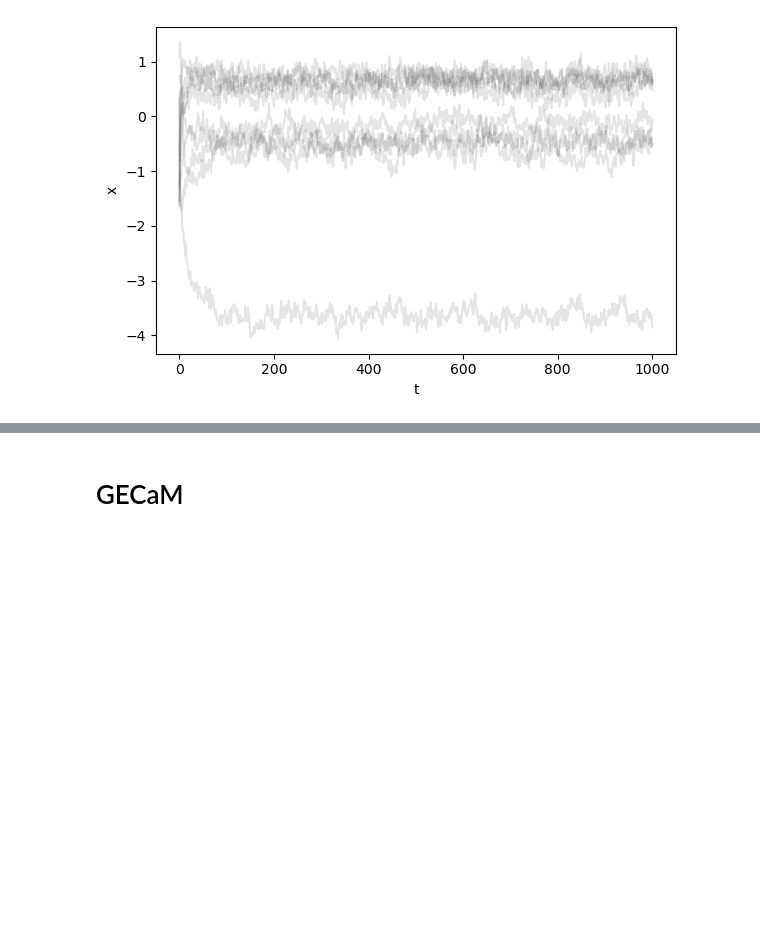
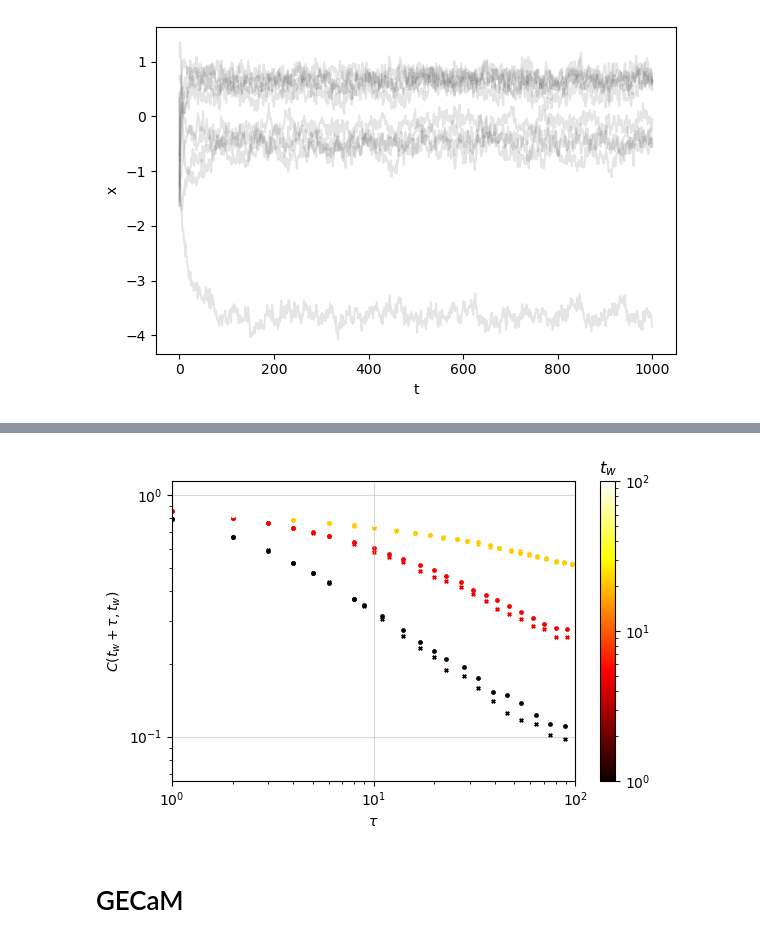
Before and after one commit to Mattiatarabolo/GaussianExpansionCavityMethod.jl, a Jupyter notebook: examples/2Spin/test.ipynb, the cells around one changed output, grey strips where cells are left out. Drawn from its saved outputs; the diff is of its cells as text; code cells hidden in the pictures; blank space fills up the shorter version.

```diff
--- a/examples/2Spin/test.ipynb
+++ b/examples/2Spin/test.ipynb
@@ -57,20 +57,28 @@ display(fig)
 # %% [output]
 [figure]
 # %%
-N, K = 1000, 10
+N, K = 500, 10
 
 rng = Xoshiro(1234)
 J, D = 1.0, 0.3
 
 x0_min, x0_max = -3.0, 3.0
-dt = 1e-3
-tmax = 6e2
-tsave = collect(range(0.0, tmax; step=1e-1))
+dt_1 = 1e-2
+dt_2 = 1e-3
+tmax = 2e2
+tsave = collect(range(0.0, tmax; step=1.0))
 
-nsim = 10;
+nsim = 100;
 # %%
 # Define ensemble model
 model_ensemble = TwoSpinModelRRG_Bim(N, K, J, D)
 
 # Sample ensemble
-tvals_alls, traj_alls, lambda_traj_alls = sample_ensemble_2Spin(model_ensemble, x0_min, x0_max, tmax, tsave, nsim; rng=rng, showprogress=true, dt=dt);
+_, traj_alls_1, _ = sample_ensemble_2Spin(model_ensemble, x0_min, x0_max, tmax, tsave, nsim; rng=rng, showprogress=true, dt=dt_1)
+_, traj_alls_2, _ = sample_ensemble_2Spin(model_ensemble, x0_min, x0_max, tmax, tsave, nsim; rng=rng, showprogress=true, dt=dt_2)
+
+# Compute autocorrelation
+C_mc300_1, tidxs_mc300_1 = compute_autocorr(traj_alls_1; showprogress=true)
+tvec_mc300_1 = tsave[tidxs_mc300_1]
+C_mc300_2, tidxs_mc300_2 = compute_autocorr(traj_alls_2; showprogress=true)
+tvec_mc300_2 = tsave[tidxs_mc300_2];
@@ -101,3 +85,68 @@ plt.display(fig)
+# %%
+########
+# Plot #
+########
+# Define tws (logarithmically spaced waiting times)
+tws = collect(10 .^ range(log10(1.0), stop=log10(100.0), length=4))
+
+# Initialize colormap with proper normalization based on tws
+my_cmap = plt.cm.hot
+norm = plt.matplotlib.colors.LogNorm(vmin=minimum(tws), vmax=maximum(tws))
+sm = plt.cm.ScalarMappable(cmap=my_cmap, norm=norm)
+sm.set_array([])  # Required for colorbar to work
+
+fig, ax = plt.subplots(1, 1, figsize=(6, 4), tight_layout=true)
+
+for (i, tw) in enumerate(tws)
+    # Get the corresponding indices (your existing code)
+    tw_idx_mc300_1 = argmin(abs.(tvec_mc300_1 .- tw))
+    tw_mc300_1 = tvec_mc300_1[tw_idx_mc300_1]
+    tw_idx_mc300_2 = argmin(abs.(tvec_mc300_2 .- tw))
+    tw_mc300_2 = tvec_mc300_2[tw_idx_mc300_2]
+
+    # Get unique indices for log-spaced sampling (your existing code)
+    imin300_1, imax300_1 = tw_idx_mc300_1, length(tvec_mc300_1)
+    logmin300_1, logmax300_1 = log10(imin300_1), log10(imax300_1)
+    indices300_1 = round.(Int, exp10.(range(logmin300_1, logmax300_1, length=30)))
+    unique_indices300_1 = unique(indices300_1[indices300_1 .>= imin300_1 .&& indices300_1 .<= imax300_1])
+
+    imin300_2, imax300_2 = tw_idx_mc300_2, length(tvec_mc300_2)
+    logmin300_2, logmax300_2 = log10(imin300_2), log10(imax300_2)
+    indices300_2 = round.(Int, exp10.(range(logmin300_2, logmax300_2, length=30)))
+    unique_indices300_2 = unique(indices300_2[indices300_2 .>= imin300_2 .&& indices300_2 .<= imax300_2])
+
+    # Plot scatter points and line with the same color
+    ax.scatter(
+        tvec_mc300_1[unique_indices300_1] .- tw_mc300_1,
+        C_mc300_1[unique_indices300_1, tw_idx_mc300_1] ./ C_mc300_1[tw_idx_mc300_1, tw_idx_mc300_1],
+        color=my_cmap(norm(tw_mc300_1)),
+        s=6,
+        marker="x"
+    )
+    ax.scatter(
+        tvec_mc300_2[unique_indices300_2] .- tw_mc300_2,
+        C_mc300_2[unique_indices300_2, tw_idx_mc300_2] ./ C_mc300_2[tw_idx_mc300_2, tw_idx_mc300_2],
+        color=my_cmap(norm(tw_mc300_2)),
+        s=6,
+        marker="o"
+    )
+end
+
+# Add colorbar with correct tw mapping
+clb = plt.colorbar(sm, ax=ax)
+clb.ax.set_title(L"t_w")
+
+# Set scales and labels (your existing code)
+ax.set_xlim(1, 1e2)
+ax.set_xscale("log")
+ax.set_yscale("log")
+ax.set_xlabel(L"\tau")
+ax.set_ylabel(L"C(t_w + \tau, t_w)")
+ax.grid(alpha=0.5)
+
+plt.display(fig)
+# %% [output]
+[figure, added]
 # %% [markdown]
 # GECaM
 # %%
```
Also changed, not shown: parts of 11 cells of this notebook, 4 other files.
